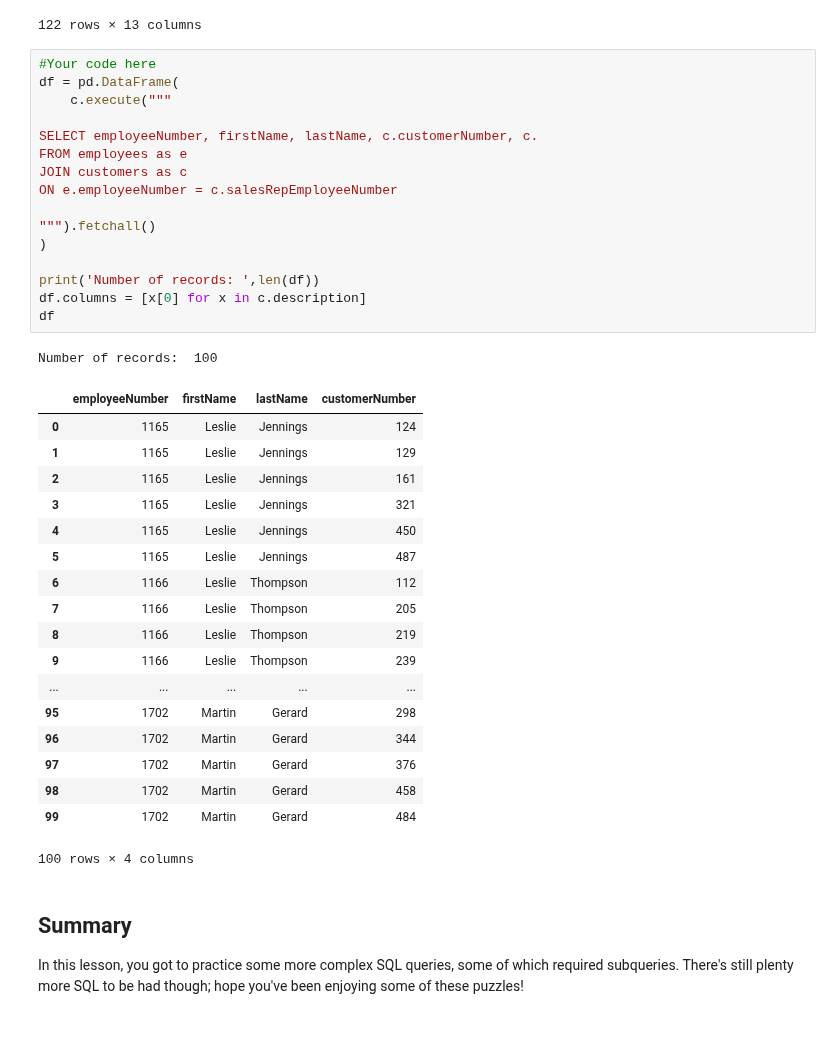
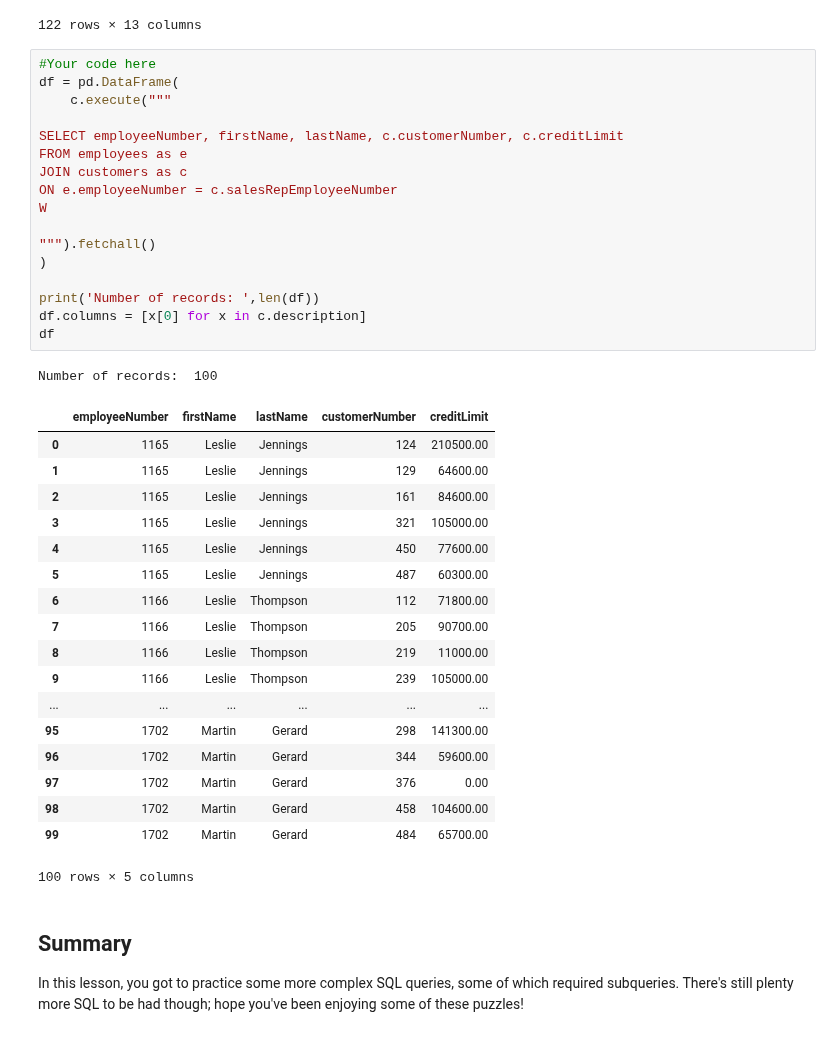
Before and after one commit to LearnCoTEMP1178/dsc-sql-subqueries-lab-dc-ds-071519, a Jupyter notebook: index.ipynb, the cells around one changed output. Cells and saved outputs as stored; diff of their text form.

```diff
--- a/index.ipynb
+++ b/index.ipynb
@@ -152,39 +152,40 @@ Number of records:  122
 # %%
 #Your code here
 df = pd.DataFrame(
     c.execute("""
 
-SELECT employeeNumber, firstName, lastName, c.customerNumber, c.
+SELECT employeeNumber, firstName, lastName, c.customerNumber, c.creditLimit
 FROM employees as e
 JOIN customers as c
 ON e.employeeNumber = c.salesRepEmployeeNumber
+W
 
 """).fetchall()
 )
 
 print('Number of records: ',len(df))
 df.columns = [x[0] for x in c.description]
 df
 # %% [output]
 Number of records:  100
-|  | employeeNumber | firstName | lastName | customerNumber |
-| 0 | 1165 | Leslie | Jennings | 124 |
-| 1 | 1165 | Leslie | Jennings | 129 |
-| 2 | 1165 | Leslie | Jennings | 161 |
-| 3 | 1165 | Leslie | Jennings | 321 |
-| 4 | 1165 | Leslie | Jennings | 450 |
-| 5 | 1165 | Leslie | Jennings | 487 |
-| 6 | 1166 | Leslie | Thompson | 112 |
-| 7 | 1166 | Leslie | Thompson | 205 |
-| 8 | 1166 | Leslie | Thompson | 219 |
-| 9 | 1166 | Leslie | Thompson | 239 |
-| ... | ... | ... | ... | ... |
-| 95 | 1702 | Martin | Gerard | 298 |
-| 96 | 1702 | Martin | Gerard | 344 |
-| 97 | 1702 | Martin | Gerard | 376 |
-| 98 | 1702 | Martin | Gerard | 458 |
-| 99 | 1702 | Martin | Gerard | 484 |
+|  | employeeNumber | firstName | lastName | customerNumber | creditLimit |
+| 0 | 1165 | Leslie | Jennings | 124 | 210500.00 |
+| 1 | 1165 | Leslie | Jennings | 129 | 64600.00 |
+| 2 | 1165 | Leslie | Jennings | 161 | 84600.00 |
+| 3 | 1165 | Leslie | Jennings | 321 | 105000.00 |
+| 4 | 1165 | Leslie | Jennings | 450 | 77600.00 |
+| 5 | 1165 | Leslie | Jennings | 487 | 60300.00 |
+| 6 | 1166 | Leslie | Thompson | 112 | 71800.00 |
+| 7 | 1166 | Leslie | Thompson | 205 | 90700.00 |
+| 8 | 1166 | Leslie | Thompson | 219 | 11000.00 |
+| 9 | 1166 | Leslie | Thompson | 239 | 105000.00 |
+| ... | ... | ... | ... | ... | ... |
+| 95 | 1702 | Martin | Gerard | 298 | 141300.00 |
+| 96 | 1702 | Martin | Gerard | 344 | 59600.00 |
+| 97 | 1702 | Martin | Gerard | 376 | 0.00 |
+| 98 | 1702 | Martin | Gerard | 458 | 104600.00 |
+| 99 | 1702 | Martin | Gerard | 484 | 65700.00 |
-100 rows × 4 columns
+100 rows × 5 columns
 # %% [markdown]
 ## Summary
 
```
